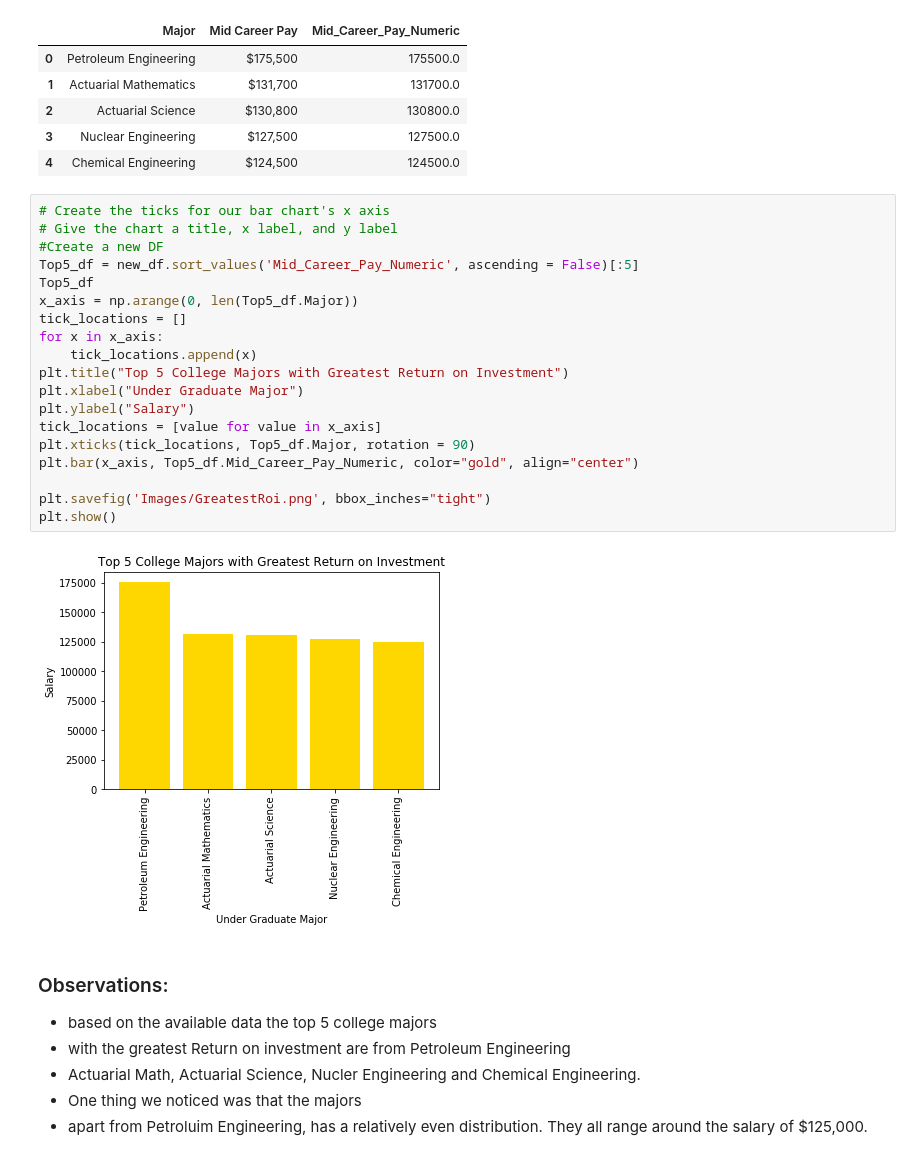
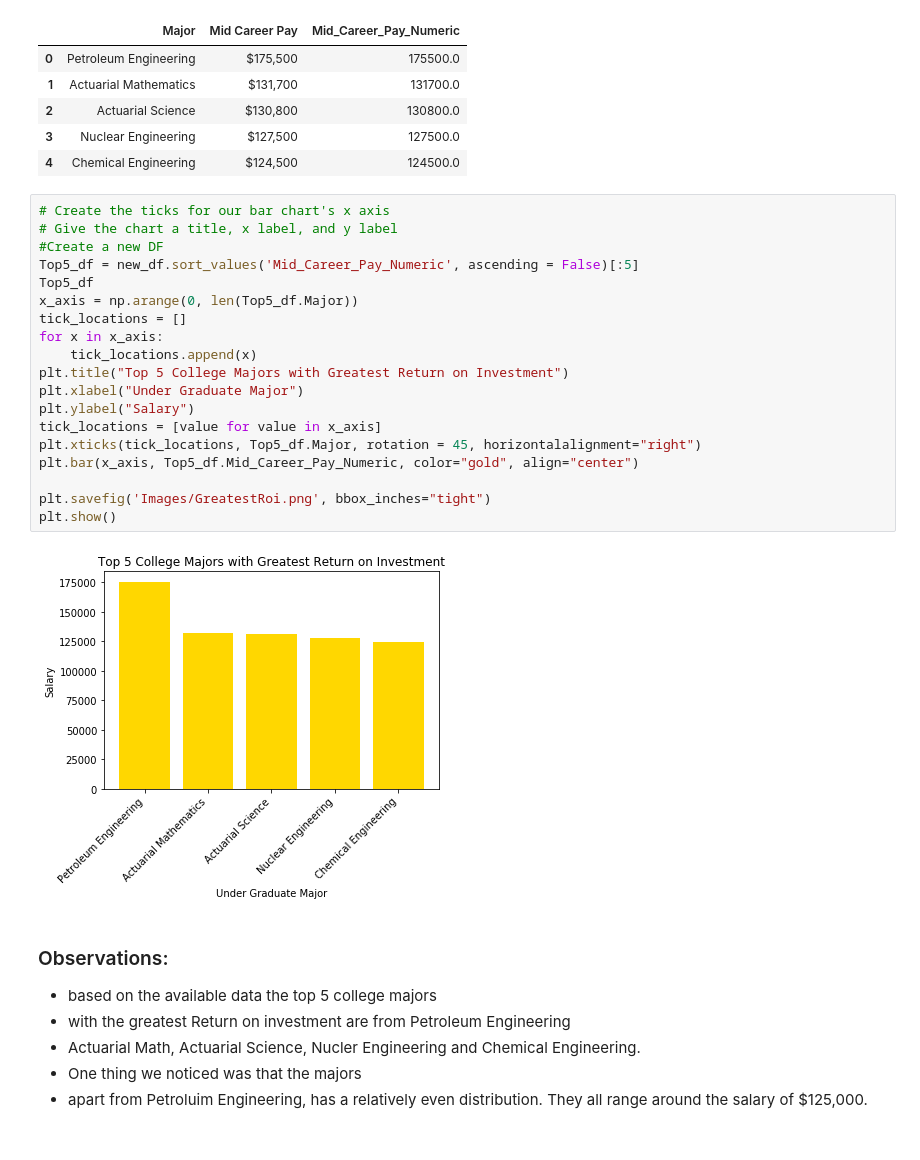
Before and after one commit to rohitrao1/Analysis-of-Higher-Education, a Jupyter notebook: Edu Data Evaluation.ipynb, the cells around one changed output. Drawn from its saved outputs; the diff is of its cells as text.

```diff
--- a/Edu Data Evaluation.ipynb
+++ b/Edu Data Evaluation.ipynb
@@ -970,24 +1024,24 @@ new_df.head()
 # %%
 # Create the ticks for our bar chart's x axis
 # Give the chart a title, x label, and y label
 #Create a new DF
 Top5_df = new_df.sort_values('Mid_Career_Pay_Numeric', ascending = False)[:5]
 Top5_df
 x_axis = np.arange(0, len(Top5_df.Major))
 tick_locations = []
 for x in x_axis:
     tick_locations.append(x)
 plt.title("Top 5 College Majors with Greatest Return on Investment")
 plt.xlabel("Under Graduate Major")
 plt.ylabel("Salary")
 tick_locations = [value for value in x_axis]
-plt.xticks(tick_locations, Top5_df.Major, rotation = 90)
+plt.xticks(tick_locations, Top5_df.Major, rotation = 45, horizontalalignment="right")
 plt.bar(x_axis, Top5_df.Mid_Career_Pay_Numeric, color="gold", align="center")
 
 plt.savefig('Images/GreatestRoi.png', bbox_inches="tight")
 plt.show()
 # %% [output]
-[figure, old version]
+[figure, new version]
 # %% [markdown]
 ### Observations:
 - based on the available data the top 5 college majors
```
Also changed, not shown: parts of 10 cells of this notebook, 10 other files.
